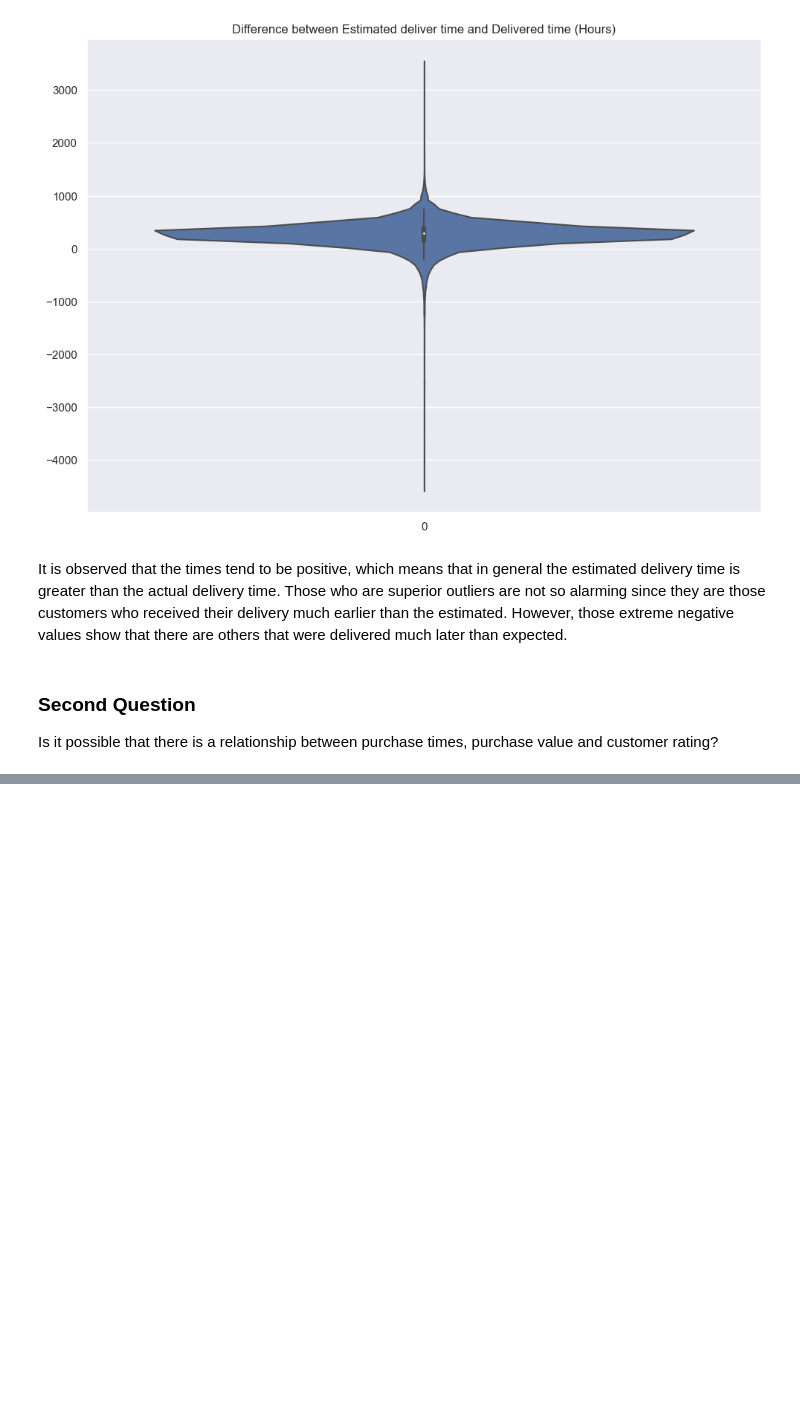
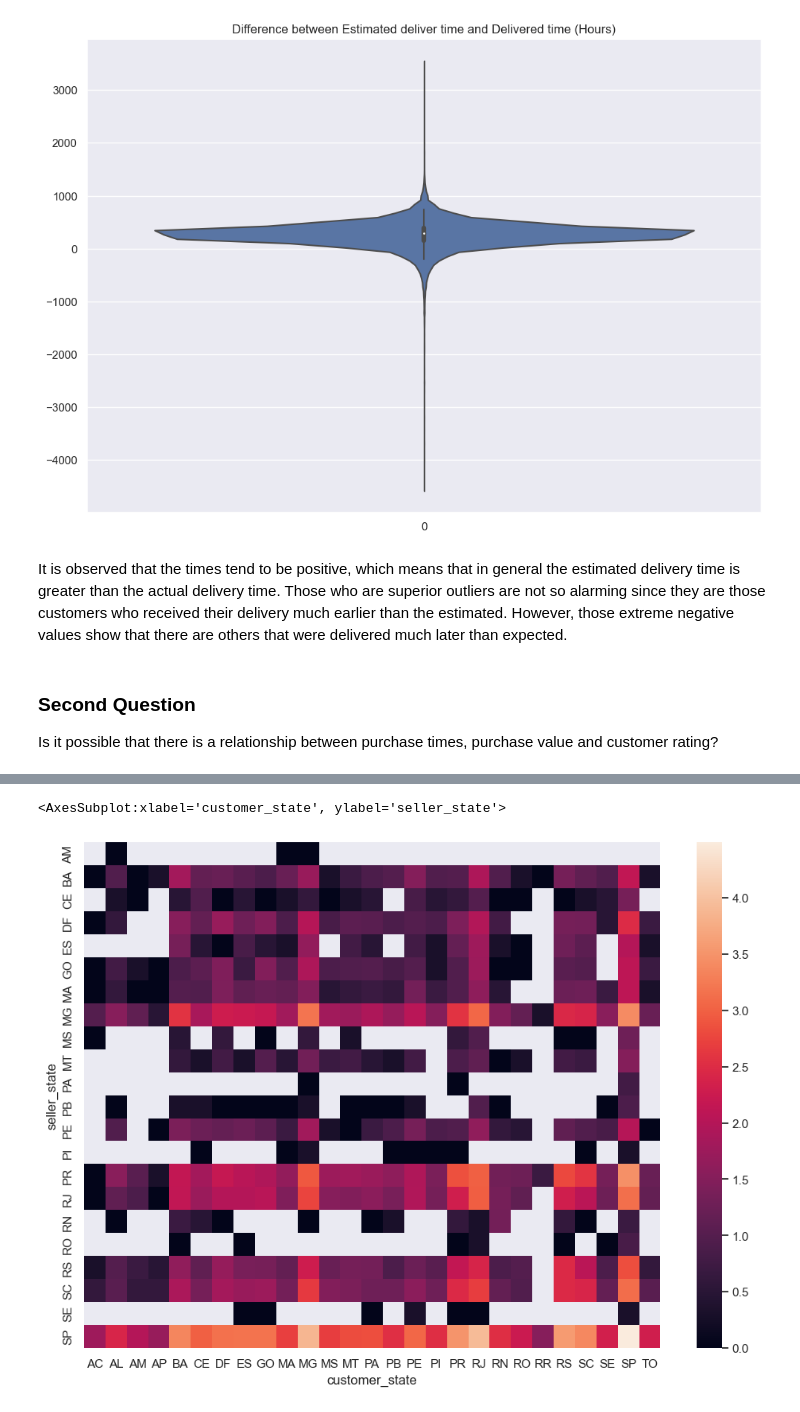
Before and after one commit to lpenuelac/lpenuelac.github.io, a Jupyter notebook: notebook/Project.ipynb, the cells around one changed output, grey strips where cells are left out. Cells and saved outputs as stored; diff of their text form; code cells hidden in the pictures; blank space fills up the shorter version.

```diff
--- a/notebook/Project.ipynb
+++ b/notebook/Project.ipynb
@@ -501,0 +540,8 @@ Is it possible that there is a relationship between purchase times, purchase val
+# %%
+#As we have a large range we can use a logarithmic scale to show the relation between seller and customer states
+from math import log10
+order_states["log_order_id"] =order_states["order_id"].apply(log10)
+sns.heatmap(order_states.pivot("seller_state", "customer_state", "log_order_id"))
+# %% [output]
+<AxesSubplot:xlabel='customer_state', ylabel='seller_state'>
+[figure, added]
```
Also changed, not shown: parts of 33 cells of this notebook, 1 other file.
